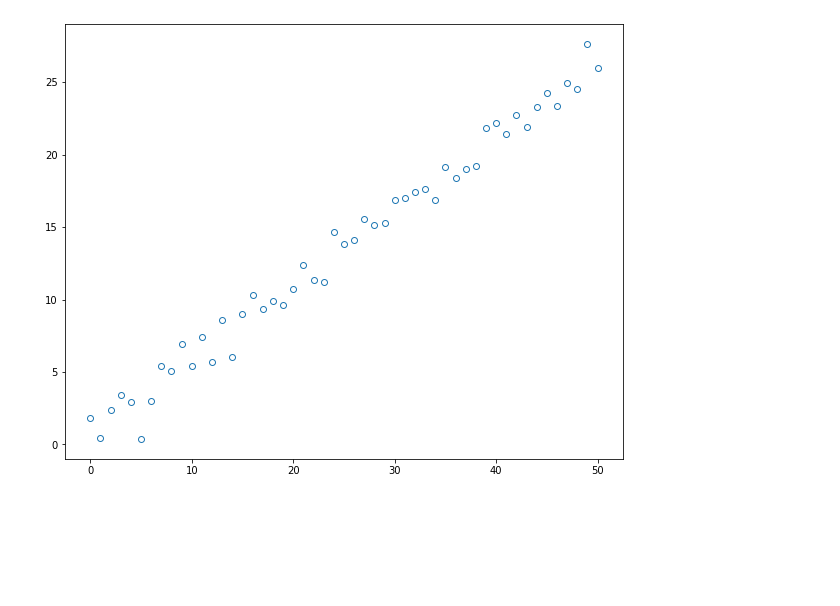
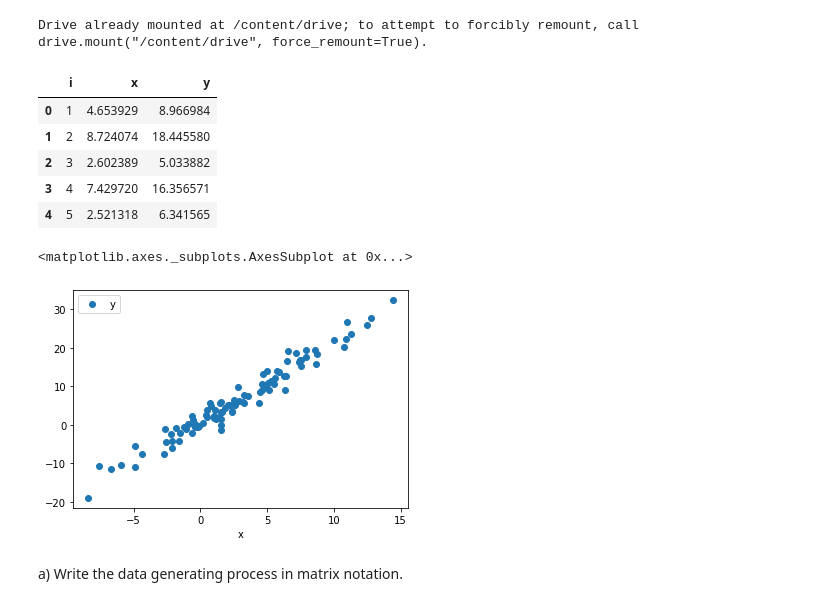
Before and after one commit to tiskutis/Brolis, a Jupyter notebook: Classical_statistics.ipynb, the cells around one changed output. Saved outputs shown, nothing was run; the diff lists cells and outputs as text; code cells hidden in the pictures; blank space fills up the shorter version.

```diff
--- a/Classical_statistics.ipynb
+++ b/Classical_statistics.ipynb
@@ -1,23 +1,2 @@
 # %% [markdown]
 <a href="https://colab.research.google.com/github/tiskutis/Brolis/blob/main/Classical_statistics.ipynb" target="_parent"><img src="https://colab.research.google.com/assets/colab-badge.svg" alt="Open In Colab"/></a>
-# %%
-import numpy as np
-import pandas as pd
-import matplotlib.pyplot as plt
-#
-np.random.seed(234)
-# Set the coefficients:
-N = 50
-beta_0 = 1
-beta_1 = 0.5
-# Generate sample data:
-x = np.arange(start = 0, stop = N + 1, step = 1)
-#x = list(range(0, N + 1)) # not np.ndarray
-e = np.random.normal(loc = 0, scale = 1, size = len(x))
-y = beta_0 + beta_1 * x + e
-# Plot the data
-_ = plt.figure(num = 0, figsize = (10, 8))
-_ = plt.plot(x, y, linestyle = "None", marker = "o", markerfacecolor = 'none')
-plt.show()
-# %% [output]
-[figure, removed]
@@ -23,0 +11,22 @@ plt.show()
+# %%
+drive.mount('/content/drive')
+# %% [output]
+Drive already mounted at /content/drive; to attempt to forcibly remount, call drive.mount("/content/drive", force_remount=True).
+# %%
+df = pd.read_csv('/content/drive/MyDrive/Brolis/Task/data_classical_statistics.csv')
+# %%
+df.head()
+# %% [output]
+|  | i | x | y |
+| 0 | 1 | 4.653929 | 8.966984 |
+| 1 | 2 | 8.724074 | 18.445580 |
+| 2 | 3 | 2.602389 | 5.033882 |
+| 3 | 4 | 7.429720 | 16.356571 |
+| 4 | 5 | 2.521318 | 6.341565 |
+# %%
+df.plot(x='x', y='y', linestyle = "None", marker='o')
+# %% [output]
+<matplotlib.axes._subplots.AxesSubplot at 0x...>
+[figure, added]
+# %% [markdown]
+a) Write the data generating process in matrix notation.
```
Also changed, not shown: parts of 24 cells of this notebook.
